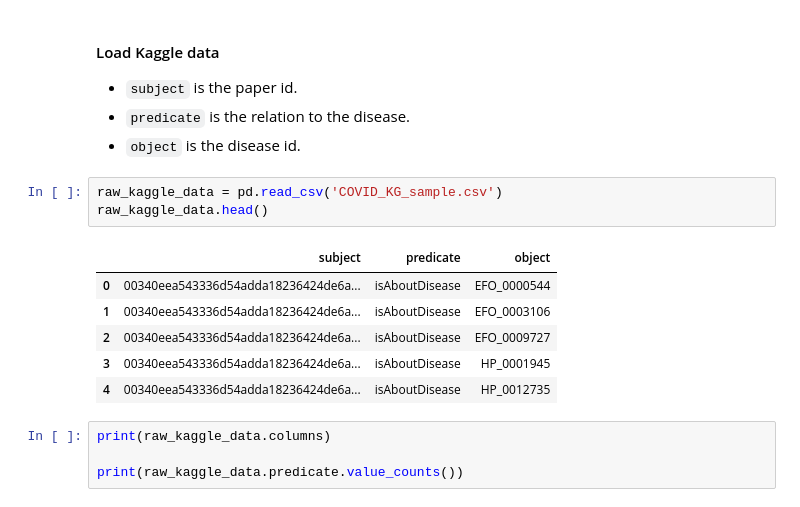
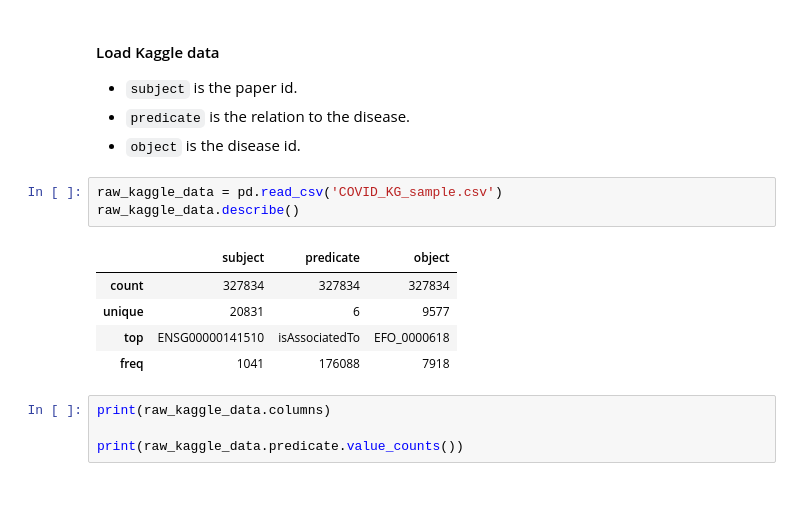
Before and after one commit to JulesTriomphe/dsip, a Jupyter notebook: Project/Project.ipynb, the cells around one changed output. Drawn from its saved outputs; the diff is of its cells as text.

```diff
--- a/Project/Project.ipynb
+++ b/Project/Project.ipynb
@@ -88,14 +92,13 @@ Name: disease_full_name, Length: 16048, dtype: int64
 - `object` is the disease id.
 # %%
 raw_kaggle_data = pd.read_csv('COVID_KG_sample.csv')
-raw_kaggle_data.head()
+raw_kaggle_data.describe()
 # %% [output]
 |  | subject | predicate | object |
-| 0 | 00340eea543336d54adda18236424de6a... | isAboutDisease | EFO_0000544 |
-| 1 | 00340eea543336d54adda18236424de6a... | isAboutDisease | EFO_0003106 |
-| 2 | 00340eea543336d54adda18236424de6a... | isAboutDisease | EFO_0009727 |
-| 3 | 00340eea543336d54adda18236424de6a... | isAboutDisease | HP_0001945 |
-| 4 | 00340eea543336d54adda18236424de6a... | isAboutDisease | HP_0012735 |
+| count | 327834 | 327834 | 327834 |
+| unique | 20831 | 6 | 9577 |
+| top | ENSG00000141510 | isAssociatedTo | EFO_0000618 |
+| freq | 1041 | 176088 | 7918 |
 # %%
 print(raw_kaggle_data.columns)
 
```
Also changed, not shown: parts of 50 cells of this notebook.
